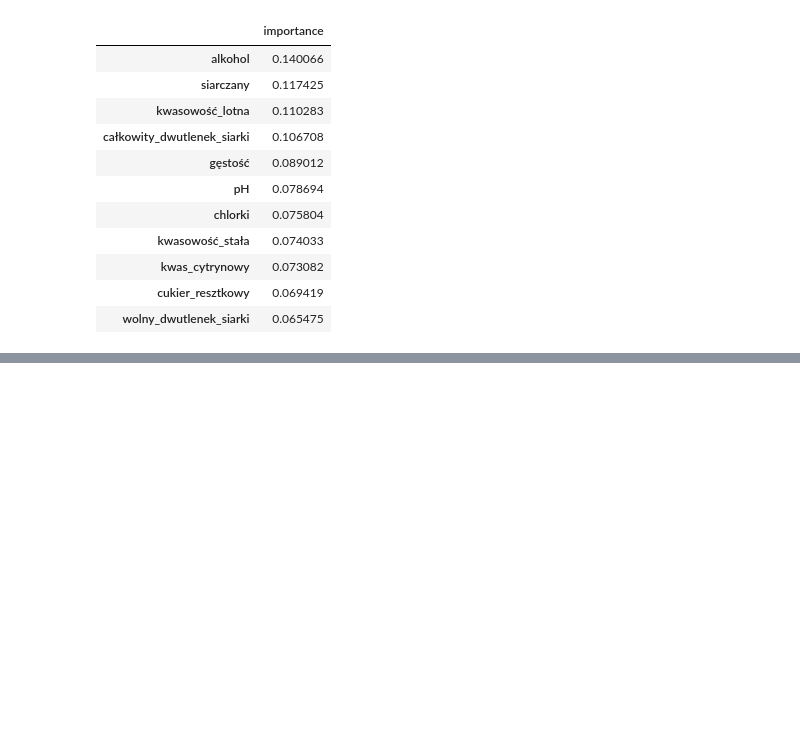
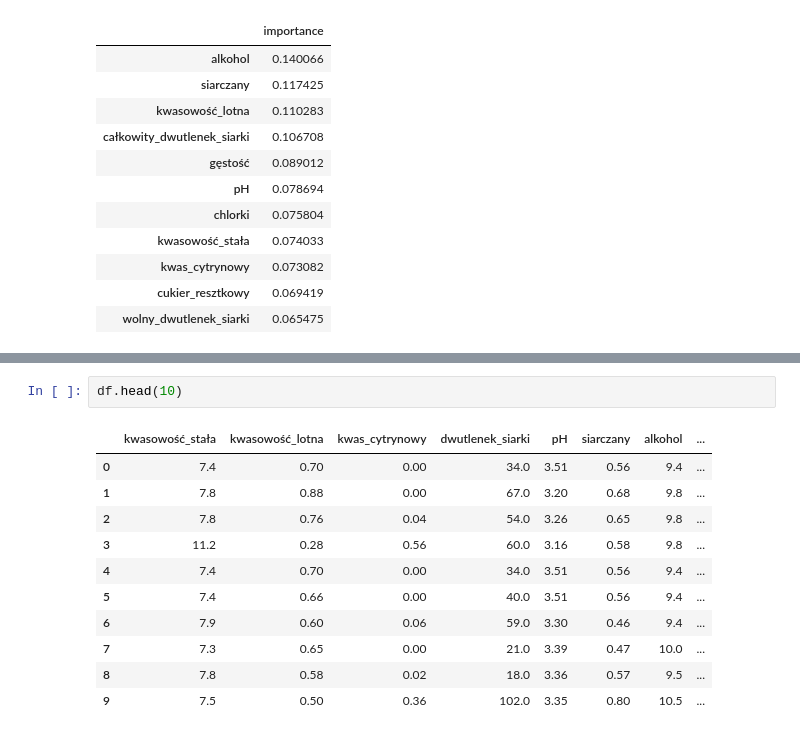
Before and after one commit to infoshareacademy/jdszr8-riva, a Jupyter notebook: WINES_ML/aron/wines_exploratory.ipynb, the cells around one changed output, grey strips where cells are left out. Saved outputs shown, nothing was run; the diff lists cells and outputs as text; blank space fills up the shorter version.

```diff
--- a/WINES_ML/aron/wines_exploratory.ipynb
+++ b/WINES_ML/aron/wines_exploratory.ipynb
@@ -352,0 +475,14 @@ feature_importances
+# %%
+df.head(10)
+# %% [output]
+|  | kwasowość_stała | kwasowość_lotna | kwas_cytrynowy | dwutlenek_siarki | pH | siarczany | alkohol | ... |
+| 0 | 7.4 | 0.70 | 0.00 | 34.0 | 3.51 | 0.56 | 9.4 | ... |
+| 1 | 7.8 | 0.88 | 0.00 | 67.0 | 3.20 | 0.68 | 9.8 | ... |
+| 2 | 7.8 | 0.76 | 0.04 | 54.0 | 3.26 | 0.65 | 9.8 | ... |
+| 3 | 11.2 | 0.28 | 0.56 | 60.0 | 3.16 | 0.58 | 9.8 | ... |
+| 4 | 7.4 | 0.70 | 0.00 | 34.0 | 3.51 | 0.56 | 9.4 | ... |
+| 5 | 7.4 | 0.66 | 0.00 | 40.0 | 3.51 | 0.56 | 9.4 | ... |
+| 6 | 7.9 | 0.60 | 0.06 | 59.0 | 3.30 | 0.46 | 9.4 | ... |
+| 7 | 7.3 | 0.65 | 0.00 | 21.0 | 3.39 | 0.47 | 10.0 | ... |
+| 8 | 7.8 | 0.58 | 0.02 | 18.0 | 3.36 | 0.57 | 9.5 | ... |
+| 9 | 7.5 | 0.50 | 0.36 | 102.0 | 3.35 | 0.80 | 10.5 | ... |
```
Also changed, not shown: parts of 29 cells of this notebook.
